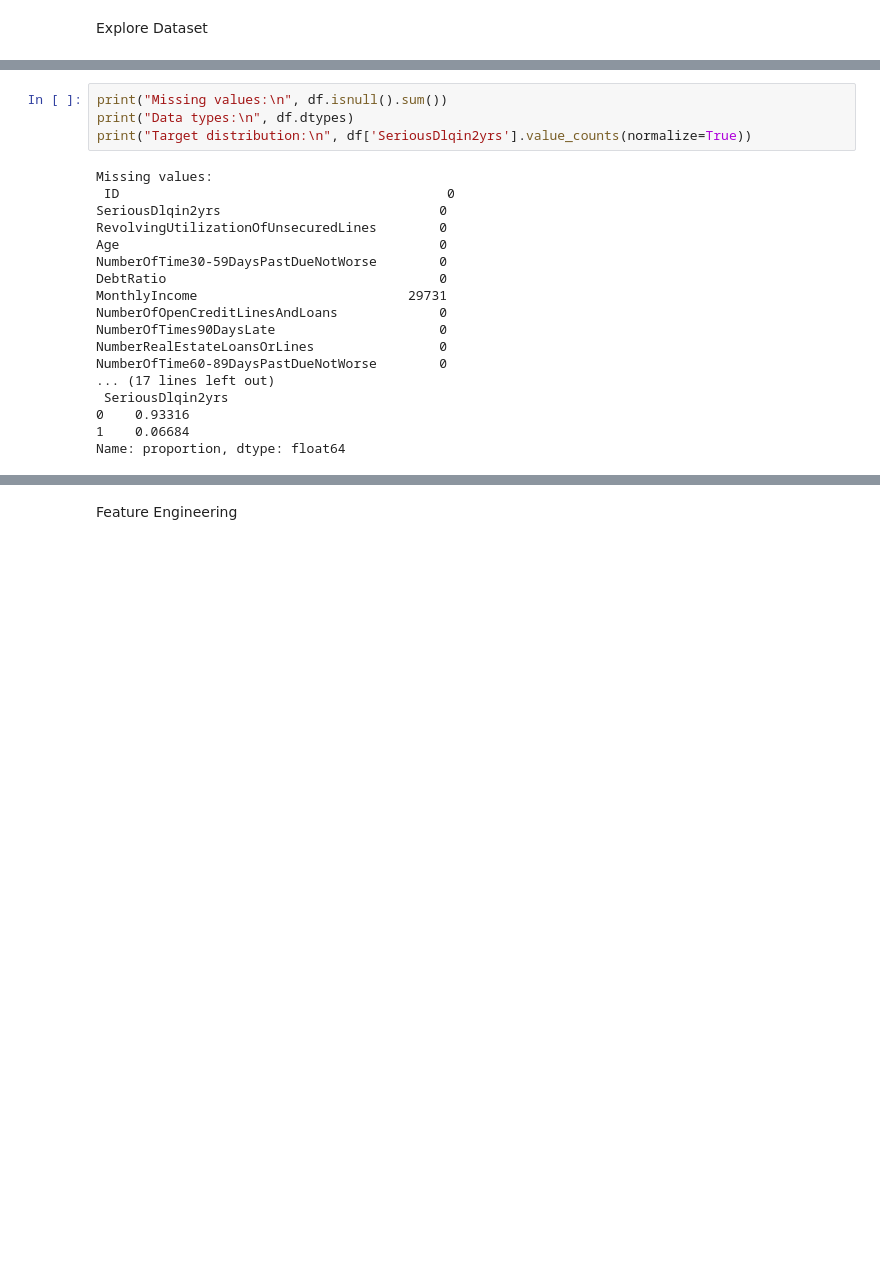
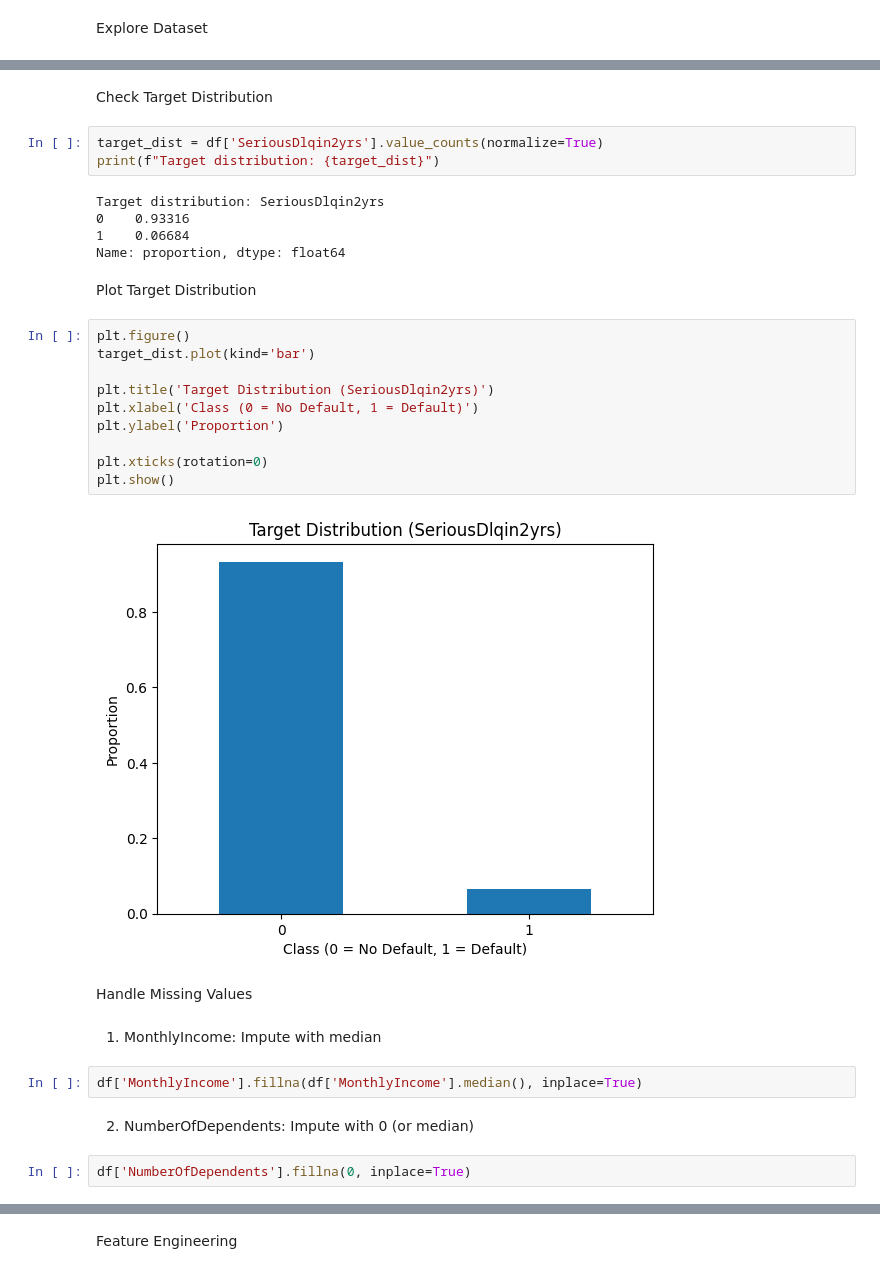
Before and after one commit to owusuaduomiflorence-fl/Credit-Scoring-System, a Jupyter notebook: Credt Scoring System.ipynb, the cells around one changed output, grey strips where cells are left out. Drawn from its saved outputs; the diff is of its cells as text; blank space fills up the shorter version.

```diff
--- a/Credt Scoring System.ipynb
+++ b/Credt Scoring System.ipynb
@@ -44,22 +63,34 @@ Explore Dataset
+# %% [markdown]
+Check Target Distribution
 # %%
-print("Missing values:\n", df.isnull().sum())
-print("Data types:\n", df.dtypes)
-print("Target distribution:\n", df['SeriousDlqin2yrs'].value_counts(normalize=True))
+target_dist = df['SeriousDlqin2yrs'].value_counts(normalize=True)
+print(f"Target distribution: {target_dist}")
 # %% [output]
-Missing values:
- ID                                          0
-SeriousDlqin2yrs                            0
-RevolvingUtilizationOfUnsecuredLines        0
-Age                                         0
-NumberOfTime30-59DaysPastDueNotWorse        0
-DebtRatio                                   0
-MonthlyIncome                           29731
-NumberOfOpenCreditLinesAndLoans             0
-NumberOfTimes90DaysLate                     0
-NumberRealEstateLoansOrLines                0
-NumberOfTime60-89DaysPastDueNotWorse        0
-... (17 lines left out)
- SeriousDlqin2yrs
+Target distribution: SeriousDlqin2yrs
 0    0.93316
 1    0.06684
 Name: proportion, dtype: float64
+# %% [markdown]
+Plot Target Distribution
+# %%
+plt.figure()
+target_dist.plot(kind='bar')
+
+plt.title('Target Distribution (SeriousDlqin2yrs)')
+plt.xlabel('Class (0 = No Default, 1 = Default)')
+plt.ylabel('Proportion')
+
+plt.xticks(rotation=0)
+plt.show()
+# %% [output]
+[figure, added]
+# %% [markdown]
+Handle Missing Values
+# %% [markdown]
+1. MonthlyIncome: Impute with median
+# %%
+df['MonthlyIncome'].fillna(df['MonthlyIncome'].median(), inplace=True)
+# %% [markdown]
+2. NumberOfDependents: Impute with 0 (or median)
+# %%
+df['NumberOfDependents'].fillna(0, inplace=True)
```
Also changed, not shown: parts of 8 cells of this notebook, 1 other file.
